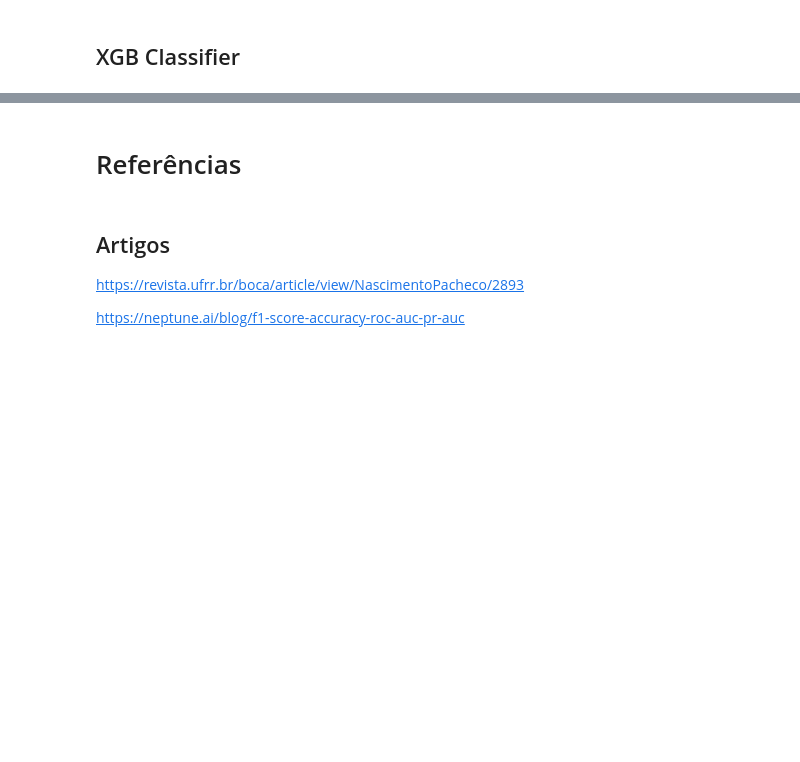
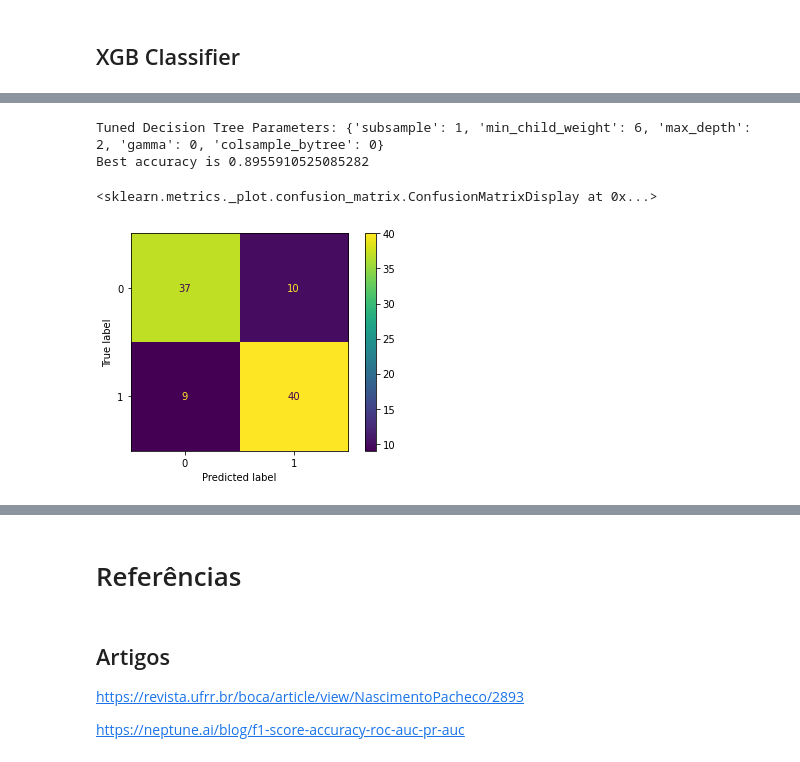
Before and after one commit to antoniodragoc/projeto_final_bootcamp_alura, a Jupyter notebook: projeto_final_v0.ipynb, the cells around one changed output, grey strips where cells are left out. Drawn from its saved outputs; the diff is of its cells as text; code cells hidden in the pictures; blank space fills up the shorter version.

```diff
--- a/projeto_final_v0.ipynb
+++ b/projeto_final_v0.ipynb
@@ -419,2 +463,8 @@ weighted avg       0.76      0.76      0.76        96
 # %% [markdown]
 ## XGB Classifier
+# %%
+xgb = XGBClassifier()
+xgb.fit(X_train,y_train)
+
+xgb_predict = xgb.predict(X_test)
+accuracy_score(y_test,xgb_predict)
@@ -420,0 +474,15 @@ weighted avg       0.76      0.76      0.76        96
+# %%
+xgb_params = {
+        'min_child_weight': [int(x) for x in np.linspace(1, 15, 15)],
+        'gamma': [int(x) for x in np.linspace(0, 5, 20)],
+        'subsample': [int(x) for x in np.linspace(0, 5,20)],
+        'colsample_bytree': [int(x) for x in np.linspace(0, 5,20)],
+        'max_depth': [int(x) for x in np.linspace(0, 5, 20)],
+        }
+
+xgb_cv = RandomizedSearchCV(xgb,xgb_params, cv = 3, n_jobs=-1, n_iter= 10)
+
+# Testando os parâmetros
+xgb_cv.fit(X_train,y_train)
+
+model = xgb_cv.best_estimator_
@@ -420,0 +491,12 @@ weighted avg       0.76      0.76      0.76        96
+# %%
+pred = model.predict(X_test)
+print("Tuned Decision Tree Parameters: {}".format(xgb_cv.best_params_))
+print("Best accuracy is {}".format(np.sqrt(accuracy_score(pred, y_test))))
+# %% [output]
+Tuned Decision Tree Parameters: {'subsample': 1, 'min_child_weight': 6, 'max_depth': 2, 'gamma': 0, 'colsample_bytree': 0}
+Best accuracy is 0.8955910525085282
+# %%
+plot_confusion_matrix(model, X_test, y_test)
+# %% [output]
+<sklearn.metrics._plot.confusion_matrix.ConfusionMatrixDisplay at 0x...>
+[figure, added]
```
Also changed, not shown: parts of 20 cells of this notebook.
